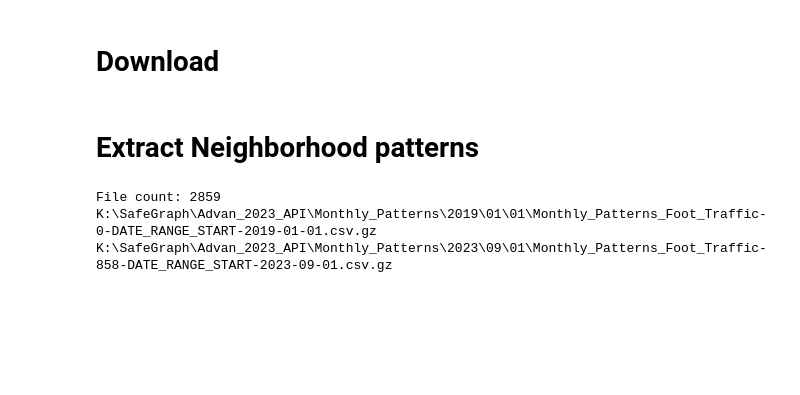
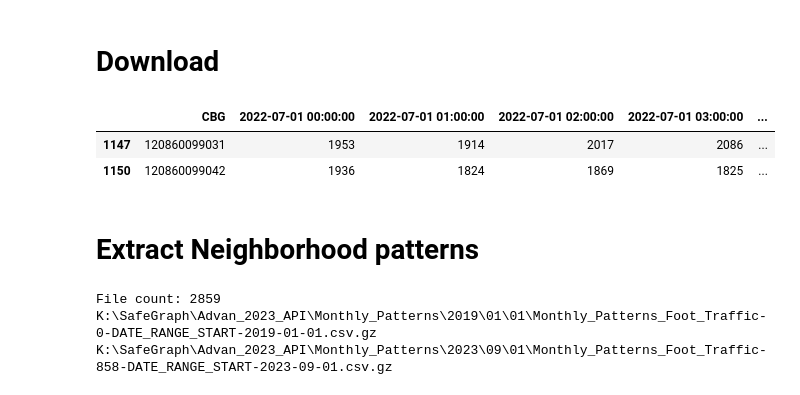
Before and after one commit to gladcolor/hourly_population, a Jupyter notebook: not_used/Extract_data.ipynb, the cells around one changed output. Saved outputs shown, nothing was run; the diff lists cells and outputs as text; code cells hidden in the pictures; blank space fills up the shorter version.

```diff
--- a/not_used/Extract_data.ipynb
+++ b/not_used/Extract_data.ipynb
@@ -18,6 +18,21 @@ from tqdm import tqdm
 pd.set_option('display.max_columns', None)
 
 access_token = 'ALtAyMZA.Y1sITQvTj6OXSr6XUz31P2ov3XvsdkhpbijDutzY0glCVNohhzM4okEe'
+# %%
+fname = r'D:\OneDrive_Emory\OneDrive - Emory\Research_doc\hourly_population\github\split_population\2022\07\12086.csv.gz'
+
+df = pd.read_csv(fname)
+df['CBG'] = df['CBG'].astype(str).str.zfill(12)
+CBG_list = ['120860099031', '120860099042'  ]
+
+CBG_list
+
+df_sub = df[df['CBG'].isin(CBG_list)]
+df_sub
+# %% [output]
+|  | CBG | 2022-07-01 00:00:00 | 2022-07-01 01:00:00 | 2022-07-01 02:00:00 | 2022-07-01 03:00:00 | ... |
+| 1147 | 120860099031 | 1953 | 1914 | 2017 | 2086 | ... |
+| 1150 | 120860099042 | 1936 | 1824 | 1869 | 1825 | ... |
 # %% [markdown]
 # Extract Neighborhood patterns
 # %%
```
